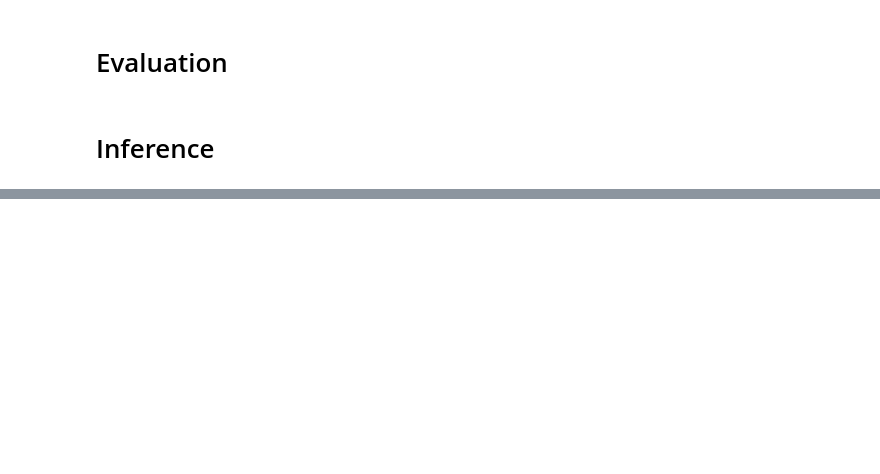
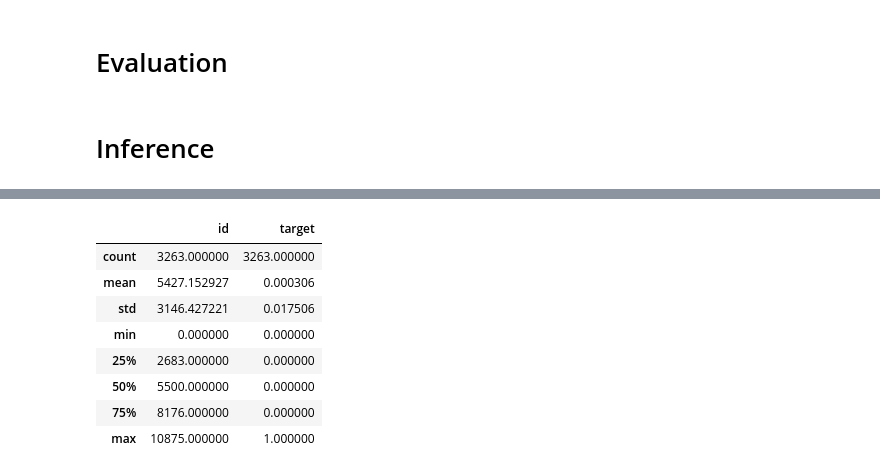
Before and after one commit to kristopher-smith/RNN_Disaster-Tweets, a Jupyter notebook: rnn-for-disaster-tweet-classification.ipynb, the cells around one changed output, grey strips where cells are left out. Saved outputs shown, nothing was run; the diff lists cells and outputs as text; code cells hidden in the pictures; blank space fills up the shorter version.

Commit message:
Kaggle Notebook | EDA, Custom LSTM for Disaster Tweet Classification | Version 16

```diff
--- a/rnn-for-disaster-tweet-classification.ipynb
+++ b/rnn-for-disaster-tweet-classification.ipynb
@@ -580,7 +1236,7 @@ embedding_matrix.shape
 ### Isolate Training and Test Sets From Processed Text Corpus
 # %%
 train = processed_tweets[:df_train.shape[0]]
-test  = processed_tweets[:df_train.shape[0]]
+test  = processed_tweets[df_train.shape[0]:]
 # %% [markdown]
 ### Split Training into Train and Validation Sets
 # %%
@@ -648,7 +1463,7 @@ _________________________________________________________________
 # %%
-submission = pd.read_csv('../input/nlp-getting-started/sample_submission.csv')
+y_pred = model.predict(test)
 
-y_pred = model.predict(test)
-y_pred = np.round(y_pre).astype(int).reshape(3263)
-sub=pd.DataFrame({'id':sample_sub['id'].values.tolist(),'target':y_pre})
-sub.to_csv('submission.csv',index=False)
+submission = pd.read_csv("/kaggle/input/nlp-getting-started/sample_submission.csv")
+submission['target'] = np.round(y_pred).astype('int')
+submission.to_csv('model_submission.csv', index=False)
+# %% [output]
@@ -654,0 +1471,9 @@ sub.to_csv('submission.csv',index=False)
+|  | id | target |
+| count | 3263.000000 | 3263.000000 |
+| mean | 5427.152927 | 0.000306 |
+| std | 3146.427221 | 0.017506 |
+| min | 0.000000 | 0.000000 |
+| 25% | 2683.000000 | 0.000000 |
+| 50% | 5500.000000 | 0.000000 |
+| 75% | 8176.000000 | 0.000000 |
+| max | 10875.000000 | 1.000000 |
```
Also changed, not shown: parts of 17 cells of this notebook.
